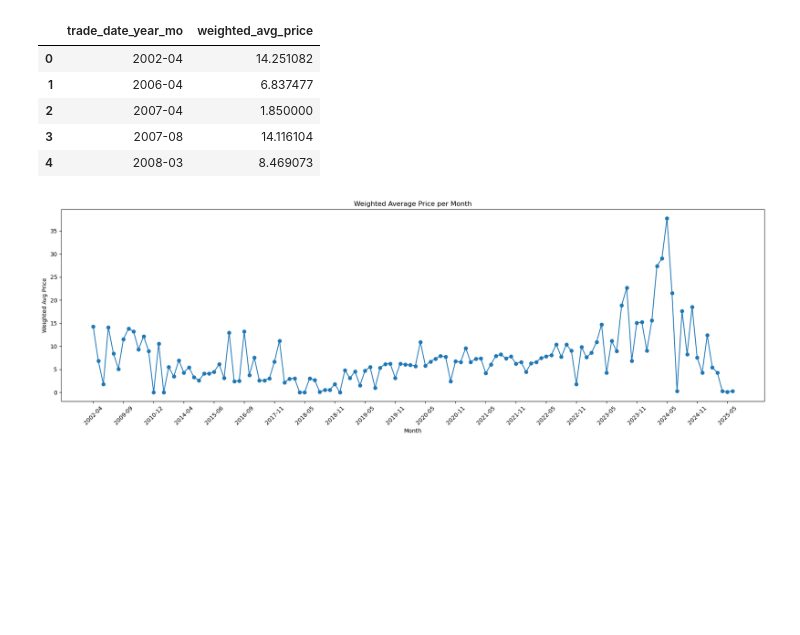
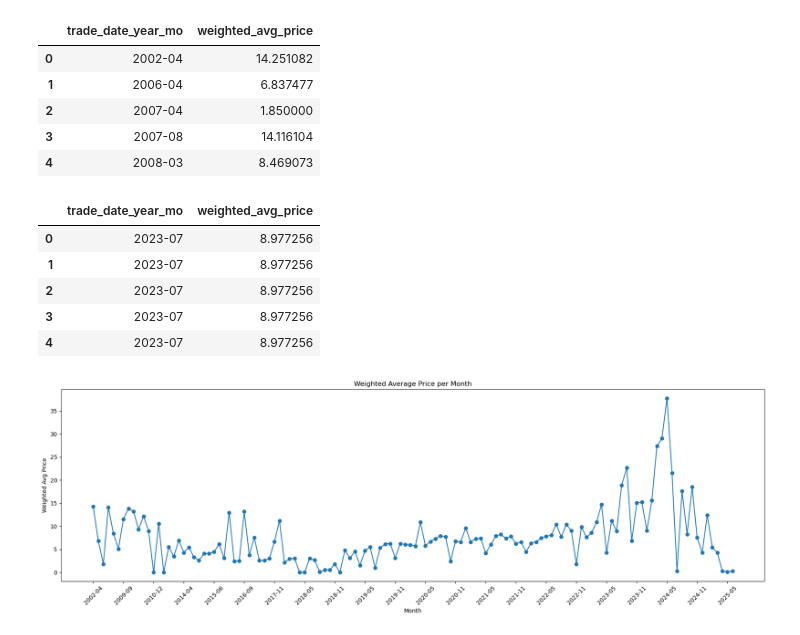
Before and after one commit to arezoog/STA-160, a Jupyter notebook: STA160_EDA.ipynb, the cells around one changed output. Saved outputs shown, nothing was run; the diff lists cells and outputs as text; code cells hidden in the pictures; blank space fills up the shorter version.

```diff
--- a/STA160_EDA.ipynb
+++ b/STA160_EDA.ipynb
@@ -582,6 +582,23 @@ wap_monthly.head()
 | 2 | 2007-04 | 1.850000 |
 | 3 | 2007-08 | 14.116104 |
 | 4 | 2008-03 | 8.469073 |
+# %%
+# Merge monthly WAP back onto the transaction-level data
+df_new = df_new.merge(
+    wap_monthly,
+    on="trade_date_year_mo",
+    how="left"
+)
+
+# quick check
+df_new[["trade_date_year_mo", "weighted_avg_price"]].head()
+# %% [output]
+|  | trade_date_year_mo | weighted_avg_price |
+| 0 | 2023-07 | 8.977256 |
+| 1 | 2023-07 | 8.977256 |
+| 2 | 2023-07 | 8.977256 |
+| 3 | 2023-07 | 8.977256 |
+| 4 | 2023-07 | 8.977256 |
 # %%
 plt.figure(figsize=(18,6))
 plt.plot(wap_monthly['trade_date_year_mo'], wap_monthly['weighted_avg_price'], marker='o')
```
Also changed, not shown: parts of 6 cells of this notebook.
